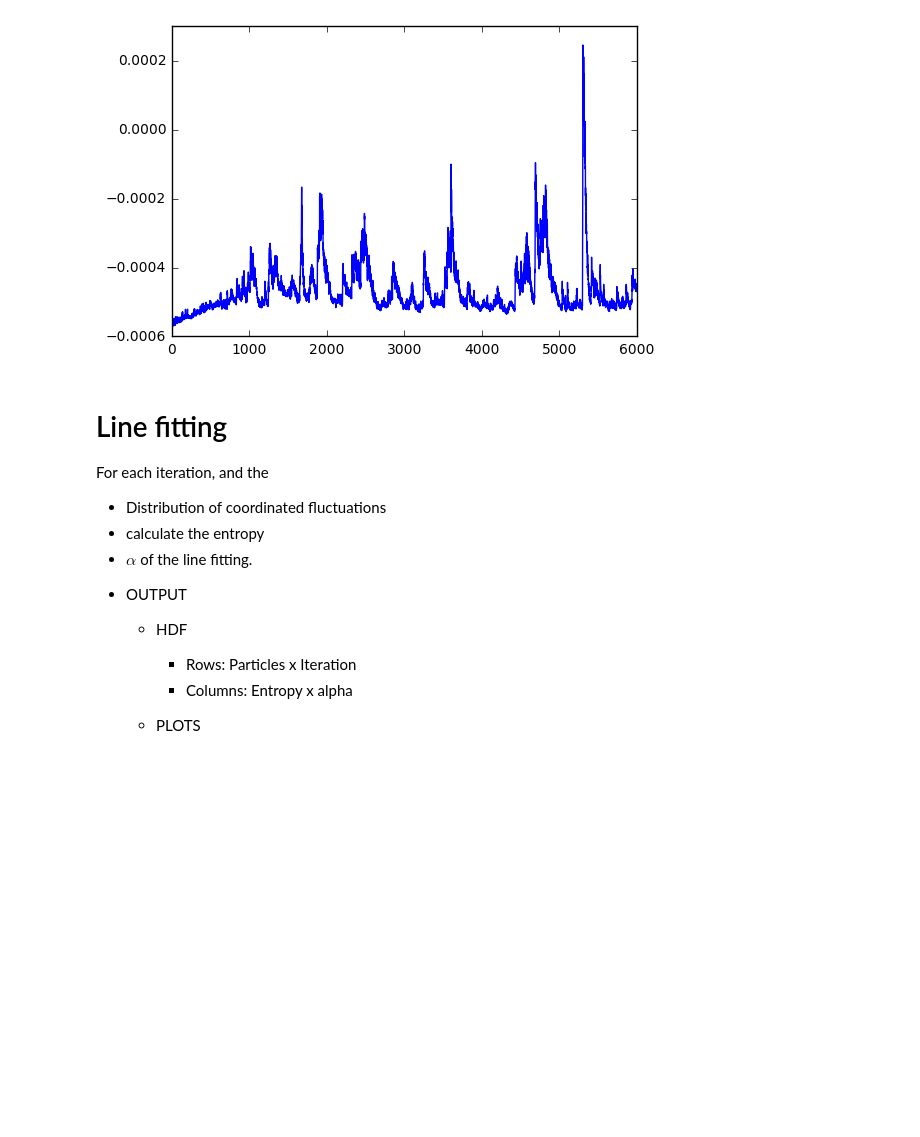
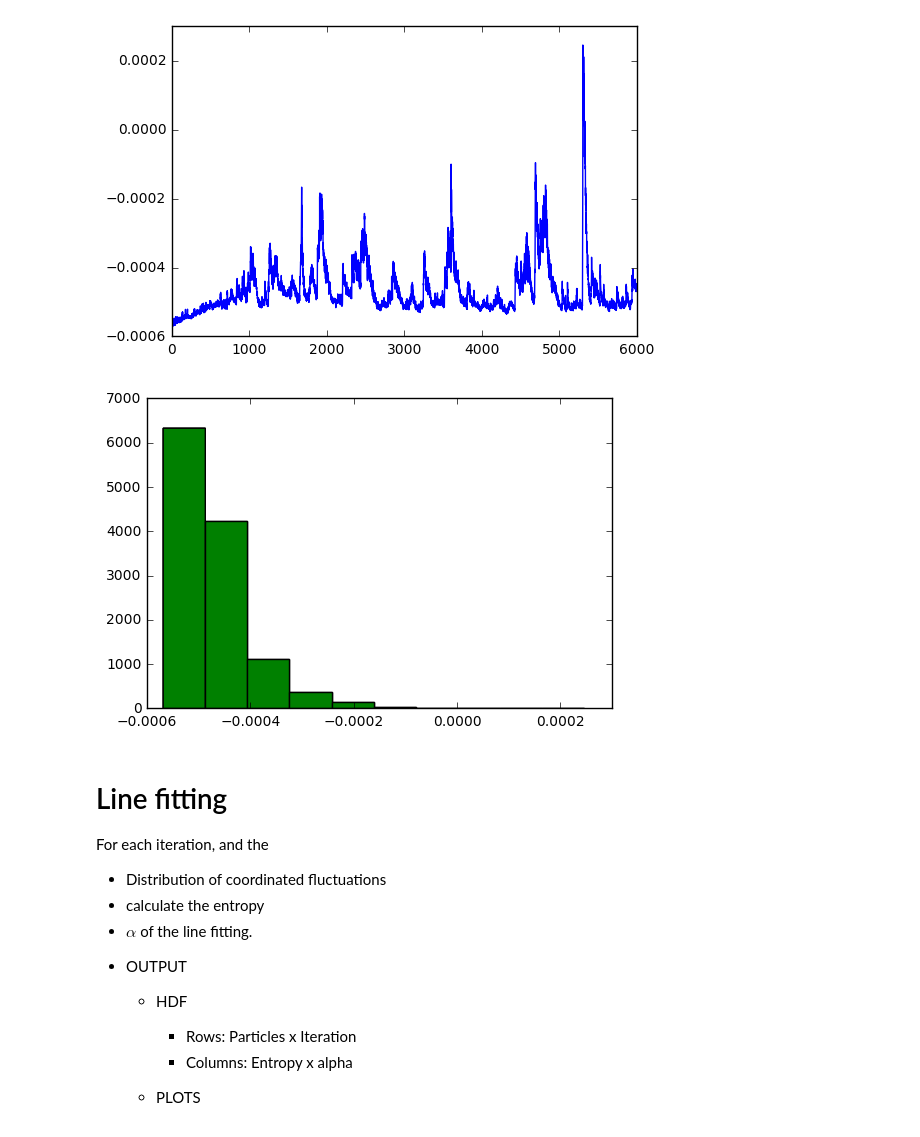
Before and after one commit to macoj/swarm_interaction_network, a Jupyter notebook: notebooks/gecco2017/gecco_2017_life_death_exploration_exploitation.ipynb, the cells around one changed output. Drawn from its saved outputs; the diff is of its cells as text; code cells hidden in the pictures; blank space fills up the shorter version.

Commit message:
Alphas calculation

```diff
--- a/notebooks/gecco2017/gecco_2017_life_death_exploration_exploitation.ipynb
+++ b/notebooks/gecco2017/gecco_2017_life_death_exploration_exploitation.ipynb
@@ -61,6 +61,11 @@ plt.plot(np.arange(iterations-1), alphas)
 plt.show()
 # %% [output]
 [figure]
+# %%
+plt.hist(alphas, normed=1, cumulative=0)
+plt.show()
+# %% [output]
+[figure, added]
 # %% [markdown]
 # Line fitting
 
```
